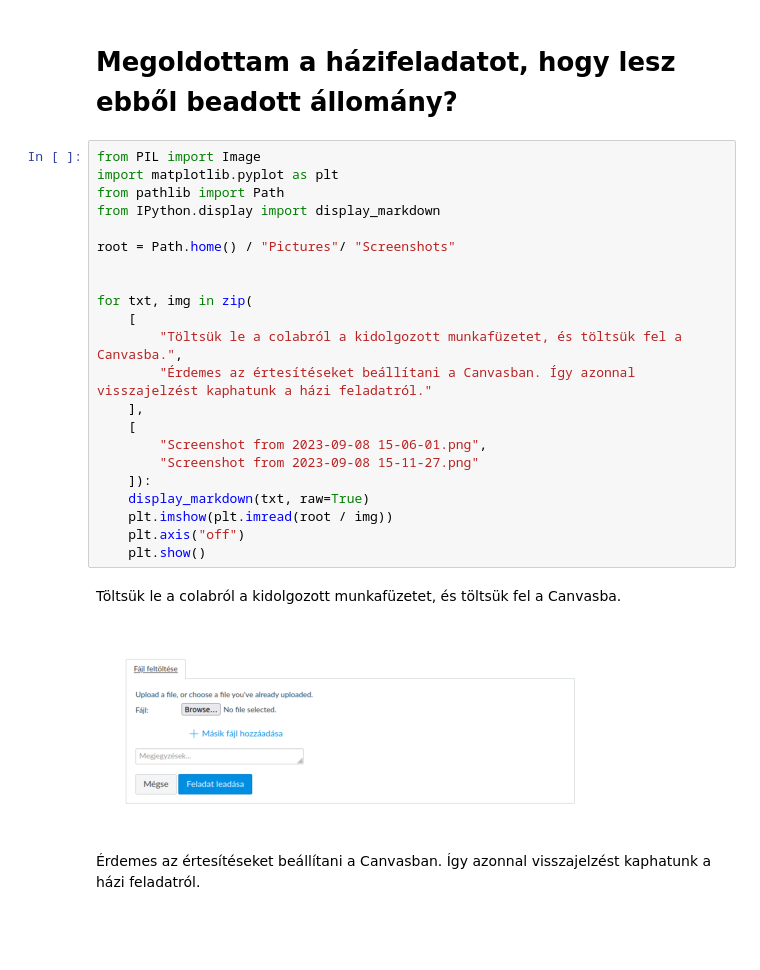
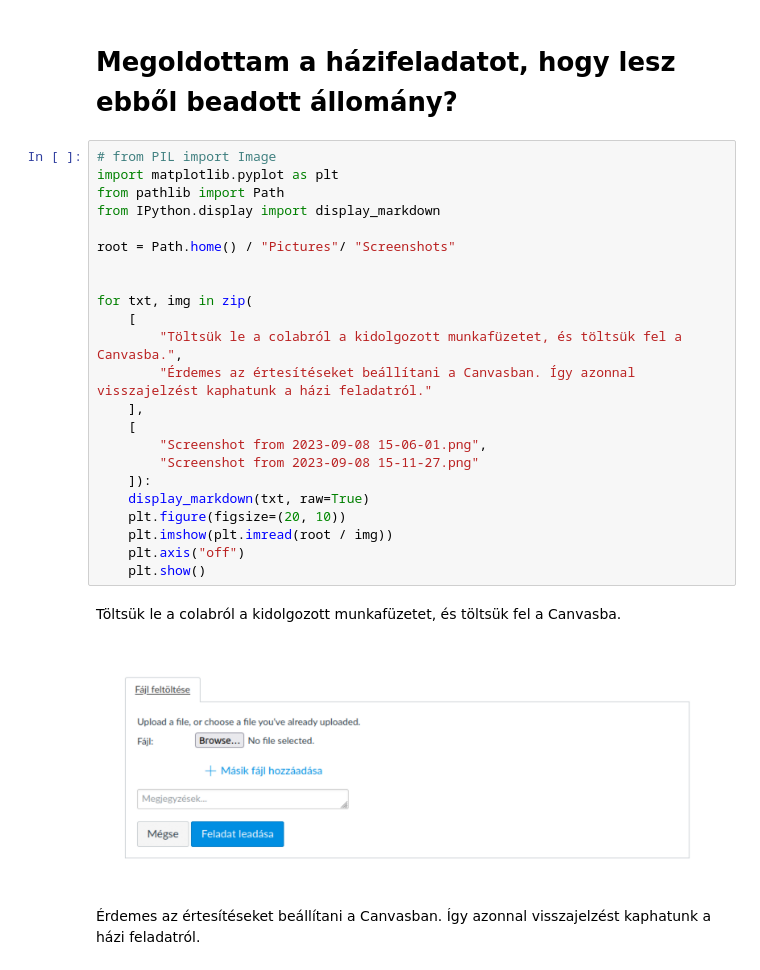
Before and after one commit to prokaj/elte-python-2024, a Jupyter notebook: 2024-09-18.ipynb, the cells around one changed output. Cells and saved outputs as stored; diff of their text form; blank space fills up the shorter version.

Commit message:
bigger image at the end

```diff
--- a/2024-09-18.ipynb
+++ b/2024-09-18.ipynb
@@ -875,28 +875,29 @@ Nem kell izgulni, később a hátterét is látni fogjuk.
 # %% [markdown]
 # Megoldottam a házifeladatot, hogy lesz ebből beadott állomány?
 # %%
-from PIL import Image
+# from PIL import Image
 import matplotlib.pyplot as plt
 from pathlib import Path
 from IPython.display import display_markdown
 
 root = Path.home() / "Pictures"/ "Screenshots"
 
 
 for txt, img in zip(
     [
         "Töltsük le a colabról a kidolgozott munkafüzetet, és töltsük fel a Canvasba.",
         "Érdemes az értesítéseket beállítani a Canvasban. Így azonnal visszajelzést kaphatunk a házi feladatról."
     ],
     [
         "Screenshot from 2023-09-08 15-06-01.png",
         "Screenshot from 2023-09-08 15-11-27.png"
     ]):
     display_markdown(txt, raw=True)
+    plt.figure(figsize=(20, 10))
     plt.imshow(plt.imread(root / img))
     plt.axis("off")
     plt.show()
 # %% [output]
 Töltsük le a colabról a kidolgozott munkafüzetet, és töltsük fel a Canvasba.
-[figure, old version]
+[figure, new version]
 Érdemes az értesítéseket beállítani a Canvasban. Így azonnal visszajelzést kaphatunk a házi feladatról.
```
Also changed, not shown: parts of 1 cell of this notebook.
